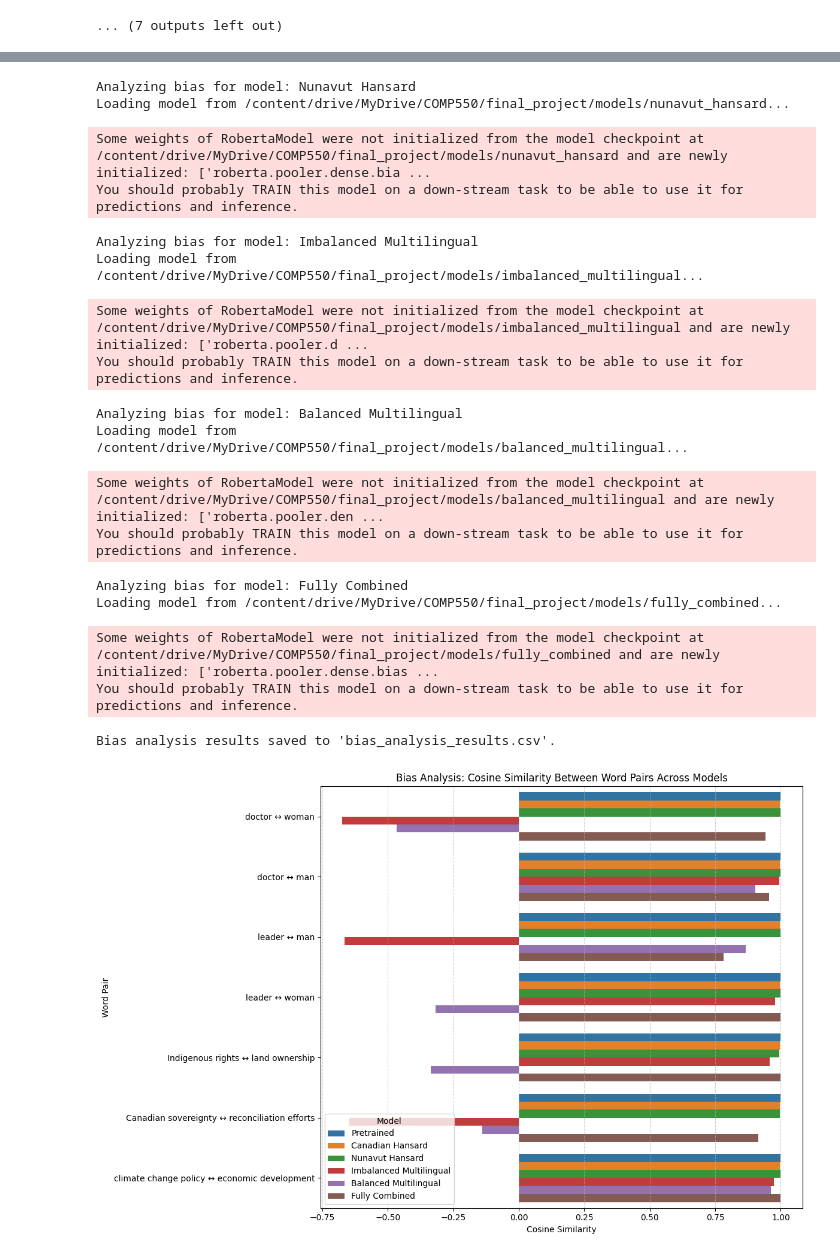
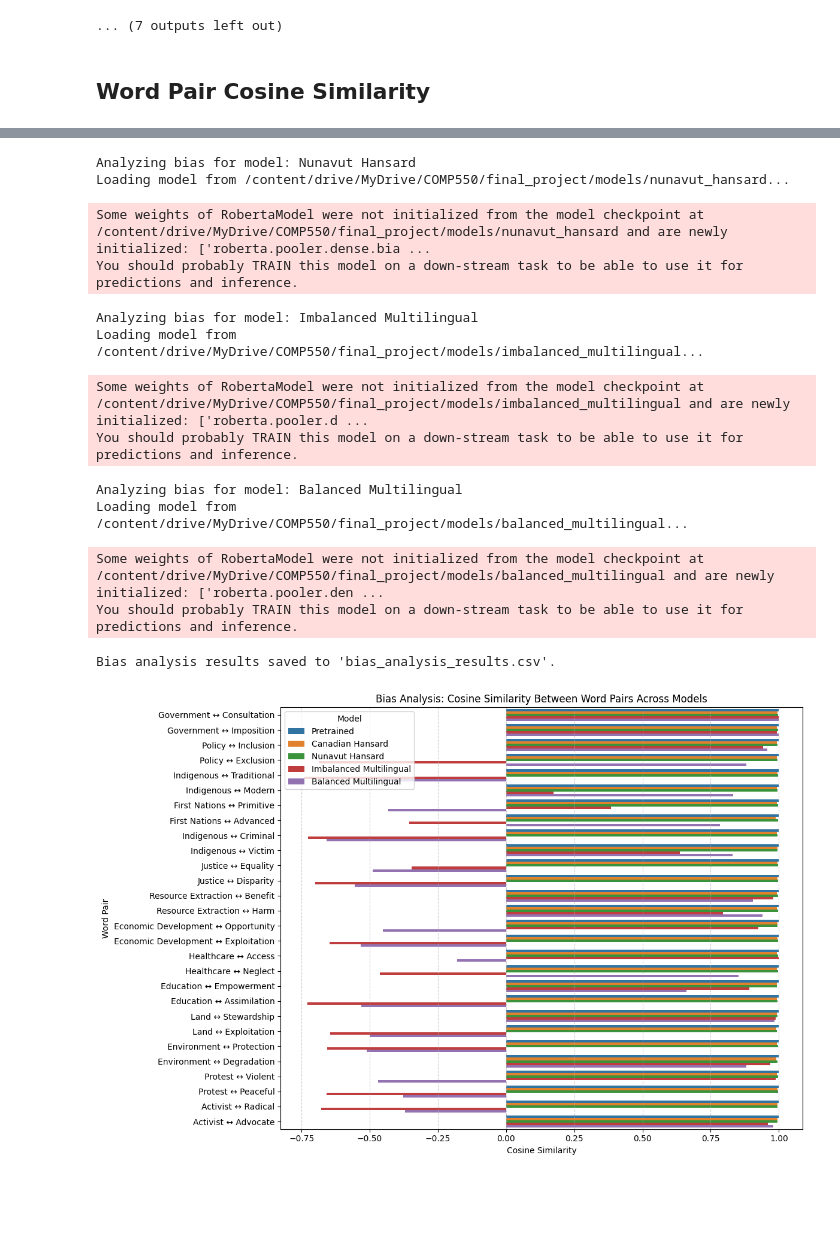
Before and after one commit to asaad02/Analyzing-Bias-Transfer-in-Multilingual-Transformer-Models, a Jupyter notebook: Files/final_comp550_project_training_preliminary_analysis.ipynb, the cells around one changed output, grey strips where cells are left out. Cells and saved outputs as stored; diff of their text form; code cells hidden in the pictures; blank space fills up the shorter version.

```diff
--- a/Files/final_comp550_project_training_preliminary_analysis.ipynb
+++ b/Files/final_comp550_project_training_preliminary_analysis.ipynb
@@ -1027,6 +1027,8 @@ You should probably TRAIN this model on a down-stream task to be able to use it
 Loading model from /content/drive/MyDrive/COMP550/final_project/models/fully_combined...
 Running UMAP...
 ... (7 outputs left out)
+# %% [markdown]
+## Word Pair Cosine Similarity
 # %%
 import torch
 from transformers import RobertaTokenizer, RobertaModel
@@ -1041,18 +1043,39 @@ model_paths = {
     "Nunavut Hansard": "/content/drive/MyDrive/COMP550/final_project/models/nunavut_hansard",
     "Imbalanced Multilingual": "/content/drive/MyDrive/COMP550/final_project/models/imbalanced_multilingual",
     "Balanced Multilingual": "/content/drive/MyDrive/COMP550/final_project/models/balanced_multilingual",
-    "Fully Combined": "/content/drive/MyDrive/COMP550/final_project/models/fully_combined",
+    #"Fully Combined": "/content/drive/MyDrive/COMP550/final_project/models/fully_combined",
 }
 
 # Word pairs for bias analysis
 bias_pairs = [
-    ("doctor", "woman"),
-    ("doctor", "man"),
-    ("leader", "man"),
-    ("leader", "woman"),
-    ("Indigenous rights", "land ownership"),
-    ("Canadian sovereignty", "reconciliation efforts"),
-    ("climate change policy", "economic development"),
+    ("Government", "Consultation"),
+    ("Government", "Imposition"),
+    ("Policy", "Inclusion"),
+    ("Policy", "Exclusion"),
+    ("Indigenous", "Traditional"),
+    ("Indigenous", "Modern"),
+    ("First Nations", "Primitive"),
+    ("First Nations", "Advanced"),
+    ("Indigenous", "Criminal"),
+    ("Indigenous", "Victim"),
+    ("Justice", "Equality"),
+    ("Justice", "Disparity"),
+    ("Resource Extraction", "Benefit"),
+    ("Resource Extraction", "Harm"),
+    ("Economic Development", "Opportunity"),
+    ("Economic Development", "Exploitation"),
+    ("Healthcare", "Access"),
+    ("Healthcare", "Neglect"),
+    ("Education", "Empowerment"),
+    ("Education", "Assimilation"),
+    ("Land", "Stewardship"),
+    ("Land", "Exploitation"),
+    ("Environment", "Protection"),
+    ("Environment", "Degradation"),
+    ("Protest", "Violent"),
+    ("Protest", "Peaceful"),
+    ("Activist", "Radical"),
+    ("Activist", "Advocate"),
 ]
 
 # Function to load models and tokenizers
@@ -1100,7 +1123,7 @@ def results_to_dataframe(bias_results):
 bias_df = results_to_dataframe(bias_results)
 
 # Save results to CSV
-bias_df.to_csv("bias_analysis_results.csv", index=False)
+bias_df.to_csv("/content/drive/MyDrive/COMP550/final_project/results/bias_analysis_results.csv", index=False)
 print("Bias analysis results saved to 'bias_analysis_results.csv'.")
 
 # Visualize results with a bar plot
@@ -1113,36 +1136,32 @@ def plot_bias_results(bias_df):
     plt.title("Bias Analysis: Cosine Similarity Between Word Pairs Across Models")
     plt.xlabel("Cosine Similarity")
     plt.ylabel("Word Pair")
     plt.legend(title="Model")
     plt.grid(axis="x", linestyle="--", alpha=0.6)
     plt.tight_layout()
     plt.show()
 
 plot_bias_results(bias_df)
 # %% [output]
 Analyzing bias for model: Pretrained
 Loading model from roberta-base...
 Some weights of RobertaModel were not initialized from the model checkpoint at roberta-base and are newly initialized: ['roberta.pooler.dense.bias', 'roberta.pooler.dense.weight']
 You should probably TRAIN this model on a down-stream task to be able to use it for predictions and inference.
 Analyzing bias for model: Canadian Hansard
 Loading model from /content/drive/MyDrive/COMP550/final_project/models/canadian_hansard...
 Some weights of RobertaModel were not initialized from the model checkpoint at /content/drive/MyDrive/COMP550/final_project/models/canadian_hansard and are newly initialized: ['roberta.pooler.dense.bi ...
 You should probably TRAIN this model on a down-stream task to be able to use it for predictions and inference.
 Analyzing bias for model: Nunavut Hansard
 Loading model from /content/drive/MyDrive/COMP550/final_project/models/nunavut_hansard...
 Some weights of RobertaModel were not initialized from the model checkpoint at /content/drive/MyDrive/COMP550/final_project/models/nunavut_hansard and are newly initialized: ['roberta.pooler.dense.bia ...
 You should probably TRAIN this model on a down-stream task to be able to use it for predictions and inference.
 Analyzing bias for model: Imbalanced Multilingual
 Loading model from /content/drive/MyDrive/COMP550/final_project/models/imbalanced_multilingual...
 Some weights of RobertaModel were not initialized from the model checkpoint at /content/drive/MyDrive/COMP550/final_project/models/imbalanced_multilingual and are newly initialized: ['roberta.pooler.d ...
 You should probably TRAIN this model on a down-stream task to be able to use it for predictions and inference.
 Analyzing bias for model: Balanced Multilingual
 Loading model from /content/drive/MyDrive/COMP550/final_project/models/balanced_multilingual...
 Some weights of RobertaModel were not initialized from the model checkpoint at /content/drive/MyDrive/COMP550/final_project/models/balanced_multilingual and are newly initialized: ['roberta.pooler.den ...
 You should probably TRAIN this model on a down-stream task to be able to use it for predictions and inference.
-Analyzing bias for model: Fully Combined
-Loading model from /content/drive/MyDrive/COMP550/final_project/models/fully_combined...
+Bias analysis results saved to 'bias_analysis_results.csv'.
-Some weights of RobertaModel were not initialized from the model checkpoint at /content/drive/MyDrive/COMP550/final_project/models/fully_combined and are newly initialized: ['roberta.pooler.dense.bias ...
-You should probably TRAIN this model on a down-stream task to be able to use it for predictions and inference.
-Bias analysis results saved to 'bias_analysis_results.csv'.
-[figure, old version]
+[figure, new version]
```
Also changed, not shown: parts of 5 cells of this notebook.
